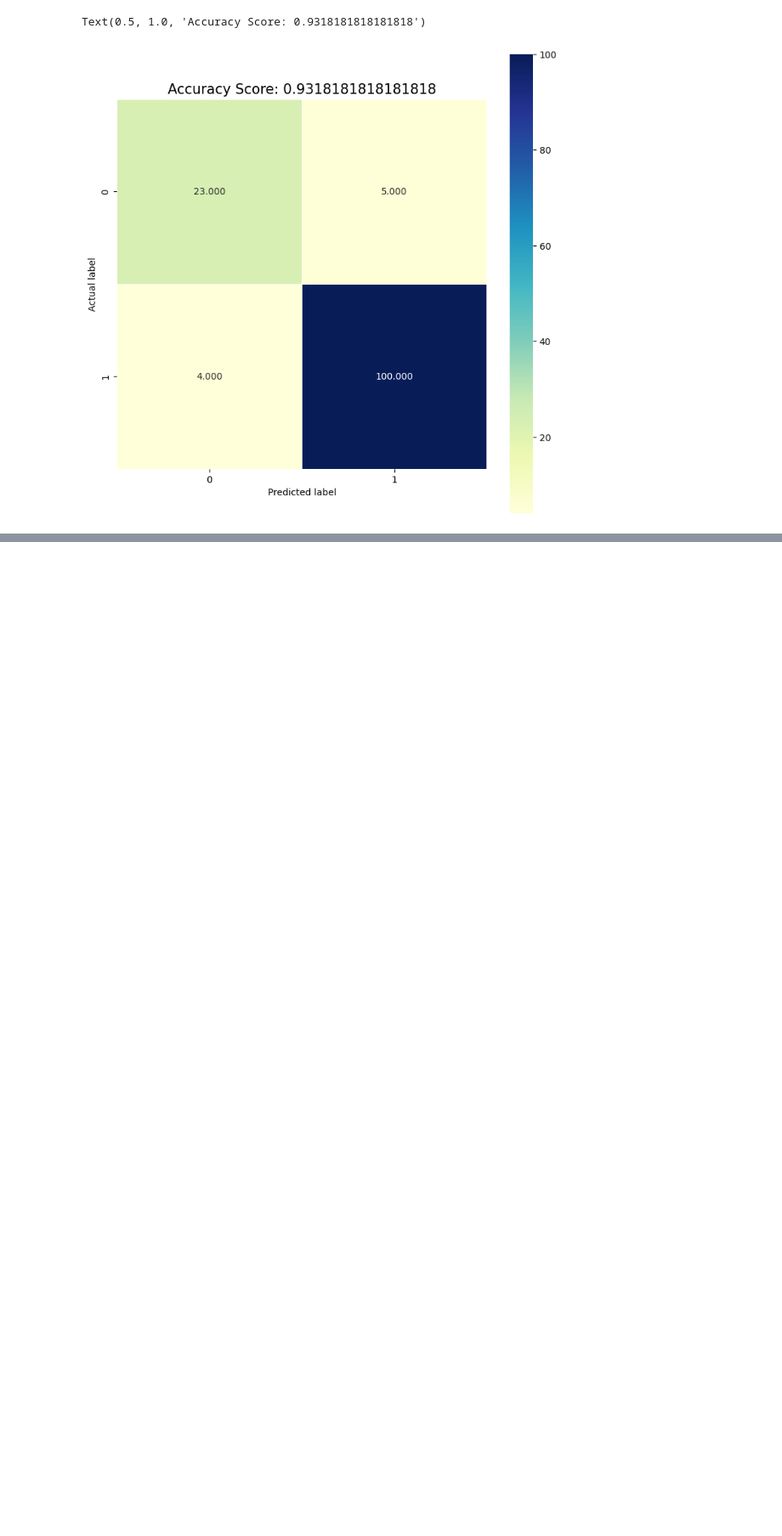
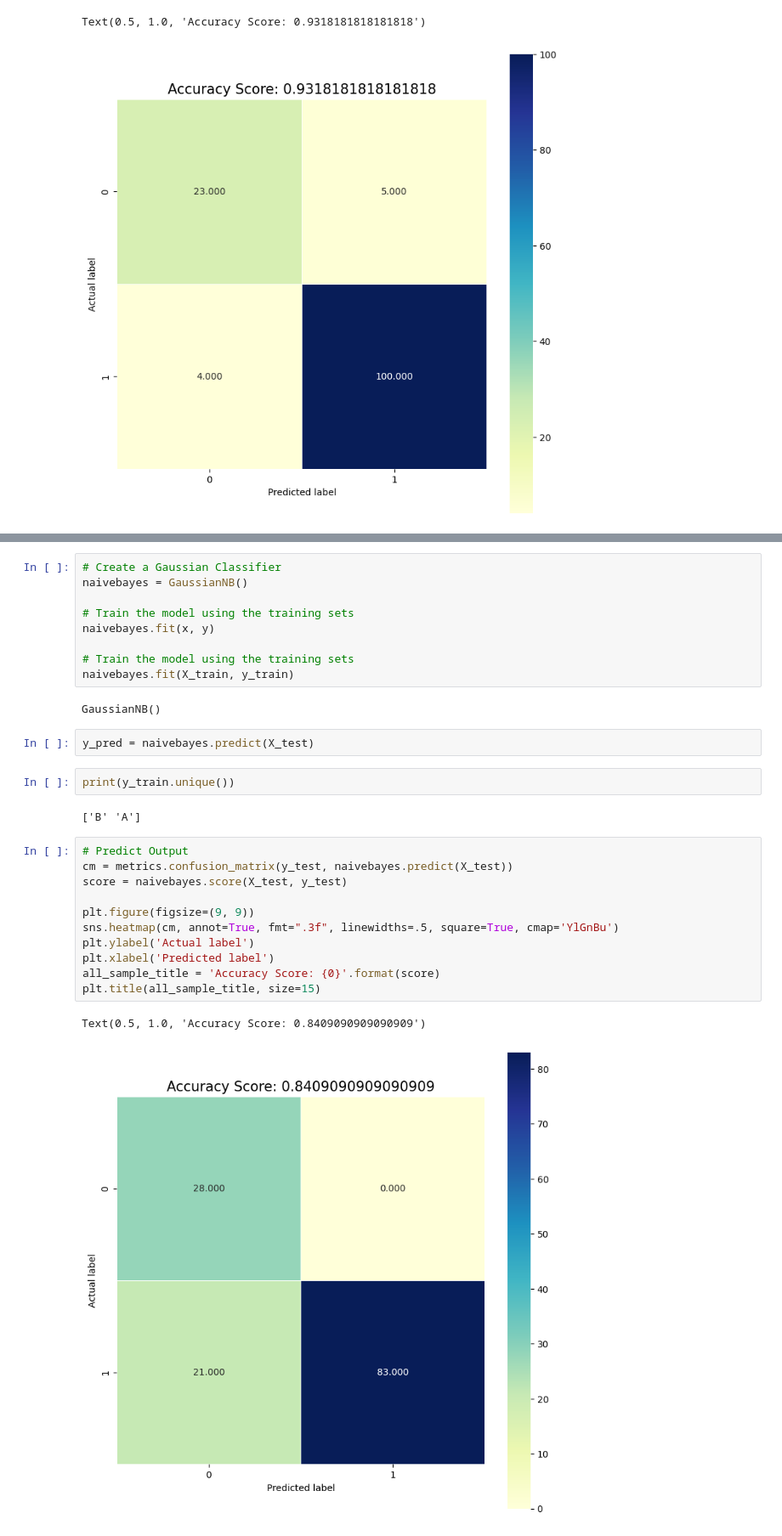
Before and after one commit to Alexander-Gebreamlak/COVID-19-Mortality-in-Ontario-Nursing-Homes, a Jupyter notebook: Covid-19 Ontario Mortality Nursing Home Analysis.ipynb, the cells around one changed output, grey strips where cells are left out. Shown at 85% size. Saved outputs shown, nothing was run; the diff lists cells and outputs as text; blank space fills up the shorter version.

```diff
--- a/Covid-19 Ontario Mortality Nursing Home Analysis.ipynb
+++ b/Covid-19 Ontario Mortality Nursing Home Analysis.ipynb
@@ -288,3 +290,34 @@ print(classification_report(y_test, y_pred, target_names = target_names))
     accuracy                           0.93       132
    macro avg       0.90      0.89      0.90       132
 weighted avg       0.93      0.93      0.93       132
+# %%
+# Create a Gaussian Classifier
+naivebayes = GaussianNB()
+
+# Train the model using the training sets
+naivebayes.fit(x, y)
+
+# Train the model using the training sets
+naivebayes.fit(X_train, y_train)
+# %% [output]
+GaussianNB()
+# %%
+y_pred = naivebayes.predict(X_test)
+# %%
+print(y_train.unique())
+# %% [output]
+['B' 'A']
+# %%
+# Predict Output
+cm = metrics.confusion_matrix(y_test, naivebayes.predict(X_test))
+score = naivebayes.score(X_test, y_test)
+
+plt.figure(figsize=(9, 9))
+sns.heatmap(cm, annot=True, fmt=".3f", linewidths=.5, square=True, cmap='YlGnBu')
+plt.ylabel('Actual label')
+plt.xlabel('Predicted label')
+all_sample_title = 'Accuracy Score: {0}'.format(score)
+plt.title(all_sample_title, size=15)
+# %% [output]
+Text(0.5, 1.0, 'Accuracy Score: 0.8409090909090909')
+[figure, added]
```
Also changed, not shown: parts of 3 cells of this notebook.
